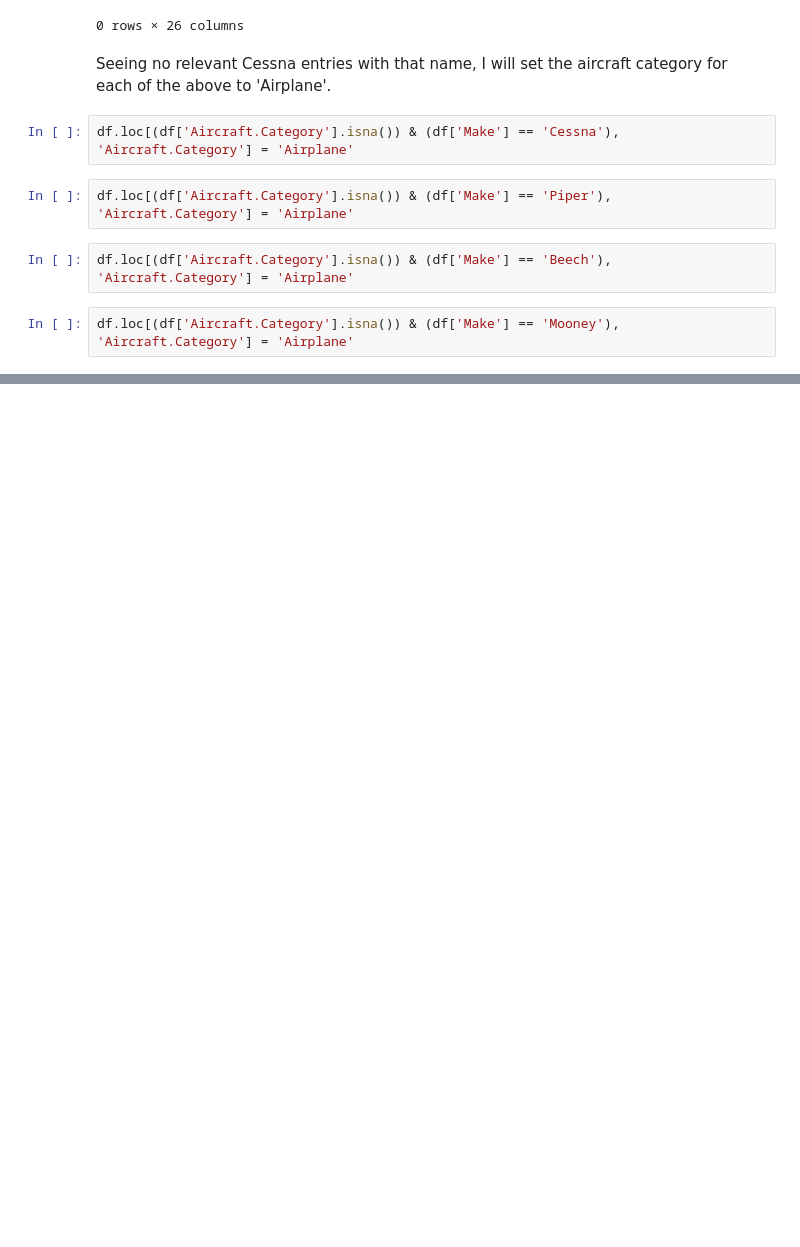
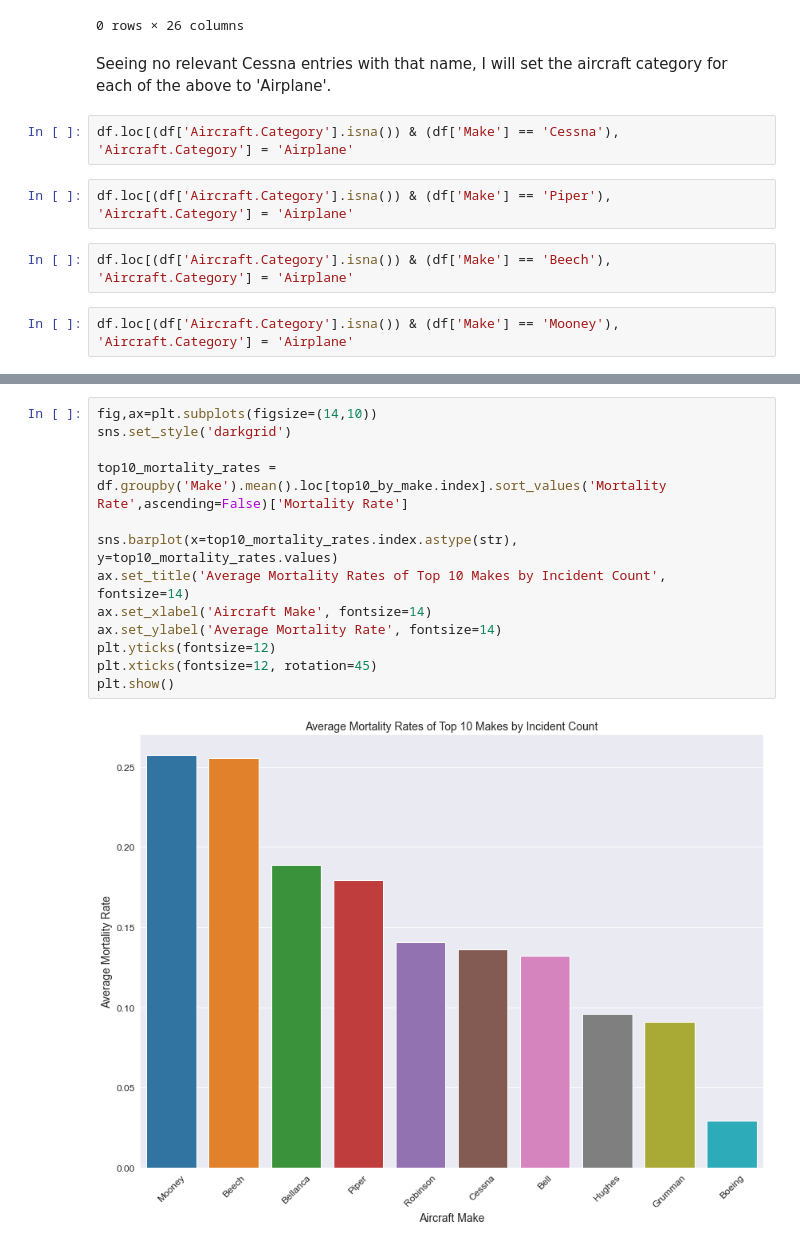
Before and after one commit to cameronpwright/flatironschool_phase1, a Jupyter notebook: Phase 1 Lab.ipynb, the cells around one changed output, grey strips where cells are left out. Saved outputs shown, nothing was run; the diff lists cells and outputs as text; blank space fills up the shorter version.

```diff
--- a/Phase 1 Lab.ipynb
+++ b/Phase 1 Lab.ipynb
@@ -438,0 +517,15 @@ plt.show()
+# %%
+fig,ax=plt.subplots(figsize=(14,10))
+sns.set_style('darkgrid')
+
+top10_mortality_rates = df.groupby('Make').mean().loc[top10_by_make.index].sort_values('Mortality Rate',ascending=False)['Mortality Rate']
+
+sns.barplot(x=top10_mortality_rates.index.astype(str), y=top10_mortality_rates.values)
+ax.set_title('Average Mortality Rates of Top 10 Makes by Incident Count', fontsize=14)
+ax.set_xlabel('Aircraft Make', fontsize=14)
+ax.set_ylabel('Average Mortality Rate', fontsize=14)
+plt.yticks(fontsize=12)
+plt.xticks(fontsize=12, rotation=45)
+plt.show()
+# %% [output]
+[figure, added]
```
Also changed, not shown: parts of 62 cells of this notebook.
